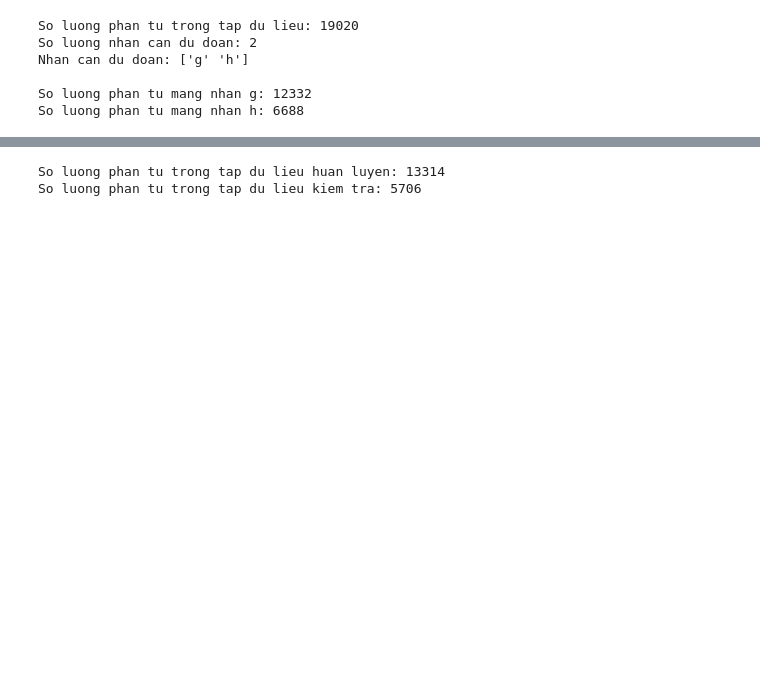
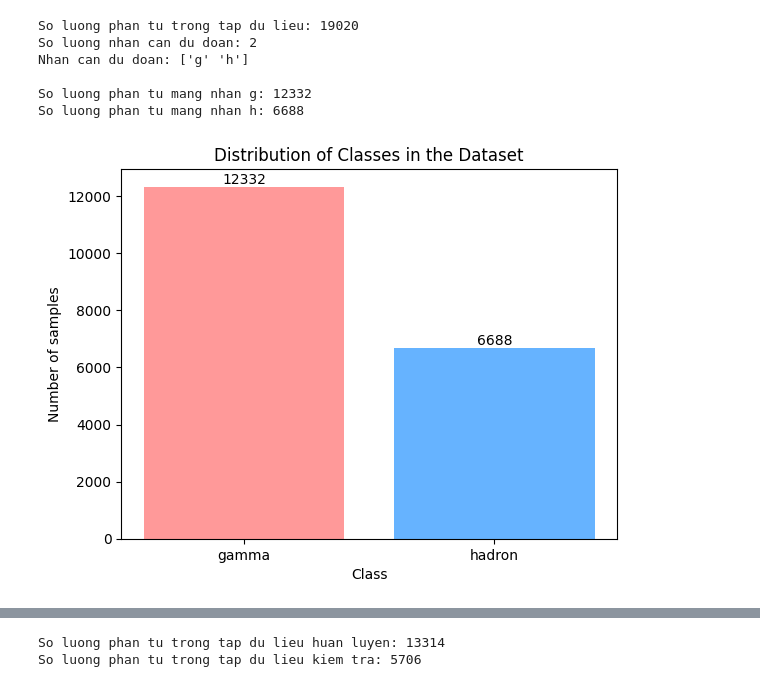
Before and after one commit to hoanle123564/MHUD_Nhom_10, a Jupyter notebook: magic_gamma.ipynb, the cells around one changed output, grey strips where cells are left out. Cells and saved outputs as stored; diff of their text form; code cells hidden in the pictures; blank space fills up the shorter version.

```diff
--- a/magic_gamma.ipynb
+++ b/magic_gamma.ipynb
@@ -8,23 +12,39 @@ import seaborn as sns
 # %%
 cols = ['fLength', 'fWidth', 'fSize', 'fConc', 'fConc1', 'fAsym', 'fM3Long', 'fM3Trans', 'fAlpha', 'fDist', 'class']
-data = pd.read_csv('./magic+gamma+telescope/magic04.data', names=cols)
+data = pd.read_csv('./magic04.data', names=cols)
 
 
 X = data.iloc[:, :-1]
 y = data.iloc[:, -1]
 # %%
+gamma = np.sum(y == 'g')
+hadron = np.sum(y == 'h')
+
 print('So luong phan tu trong tap du lieu:', len(y))
-print('So luong nhan can du doan:', len(y.unique()))
-print('Nhan can du doan:', y.unique())
+print('So luong nhan can du doan:', len(np.unique(y)))
+print('Nhan can du doan:', np.unique(y))
 print()
-print('So luong phan tu mang nhan g:', sum(y == 'g'))
-print('So luong phan tu mang nhan h:', sum(y == 'h'))
+print('So luong phan tu mang nhan g:', gamma)
+print('So luong phan tu mang nhan h:', hadron)
 print()
+
+labels = ['gamma', 'hadron']
+sizes = [gamma, hadron]
+colors = ['#ff9999','#66b3ff']
+
+plt.bar(labels, sizes, color=colors)
+plt.title('Distribution of Classes in the Dataset')
+plt.xlabel('Class')
+plt.ylabel('Number of samples')
+for i, v in enumerate(sizes):
+    plt.text(i, v + 100, str(v), ha='center')
+plt.show()
 # %% [output]
 So luong phan tu trong tap du lieu: 19020
 So luong nhan can du doan: 2
 Nhan can du doan: ['g' 'h']
 
 So luong phan tu mang nhan g: 12332
 So luong phan tu mang nhan h: 6688
+[figure, added]
 # %%
```
Also changed, not shown: parts of 12 cells of this notebook, 4 other files.
